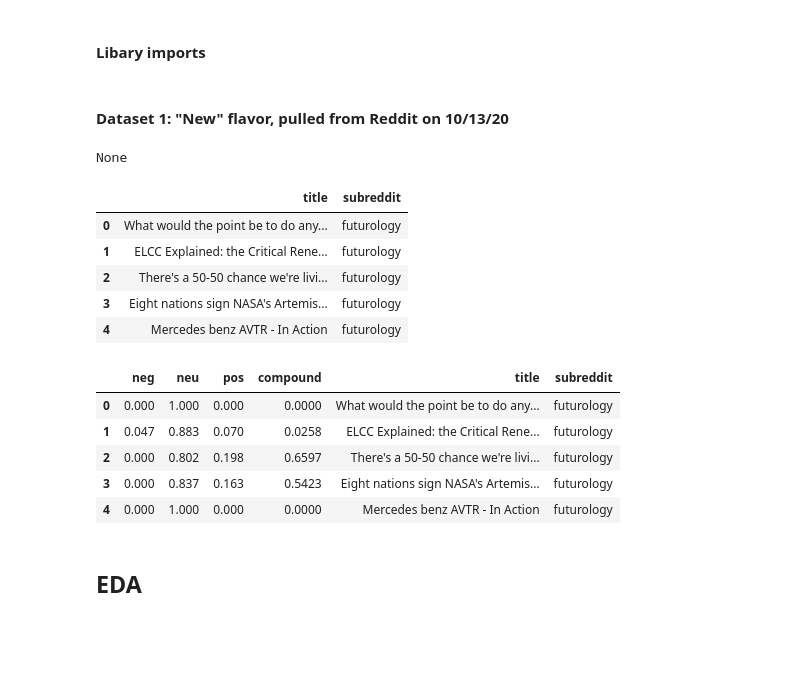
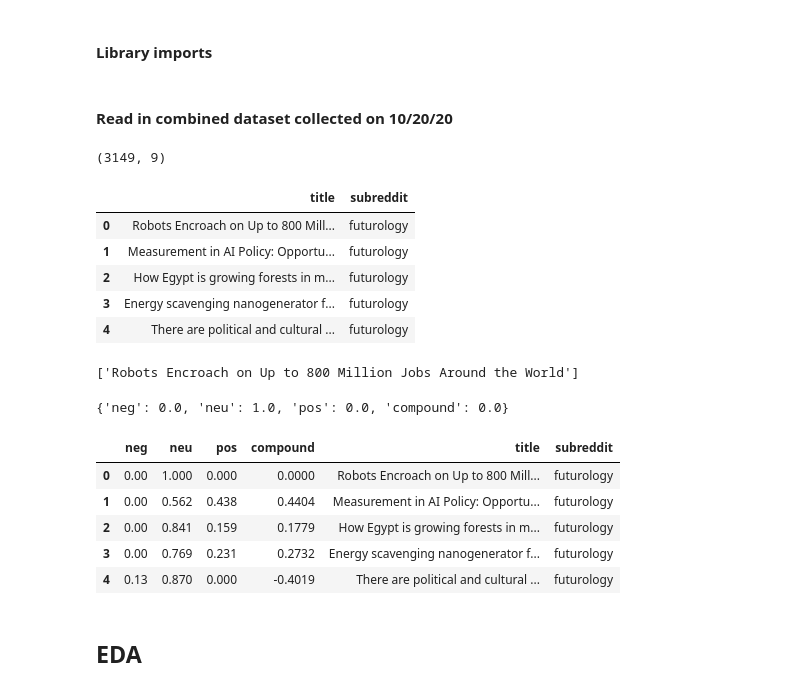
Before and after one commit to abishop17/plausible_utopia_nlp_classification_modeling, a Jupyter notebook: code/Project 3 - #3 of 3 (Sentiment Analysis) - Plausible Utopia -- Classification Modeling on Subreddits.ipynb, the cells around one changed output. Saved outputs shown, nothing was run; the diff lists cells and outputs as text; code cells hidden in the pictures; blank space fills up the shorter version.

```diff
--- a/code/Project 3 - #3 of 3 (Sentiment Analysis) - Plausible Utopia -- Classification Modeling on Subreddits.ipynb
+++ b/code/Project 3 - #3 of 3 (Sentiment Analysis) - Plausible Utopia -- Classification Modeling on Subreddits.ipynb
@@ -1,5 +7,5 @@
 # %% [markdown]
-#### Libary imports
+#### Library imports
 # %%
 import matplotlib.pyplot as plt
 import pandas as pd
@@ -21,24 +27,27 @@ pd.set_option('display.max_colwidth', 1_000) # Set iPython's max column width
 def printmd(string):
     display(Markdown(string))
 # ref: https://discuss.analyticsvidhya.com/t/how-to-make-a-text-bold-within-print-statement-in-ipython-notebook/14552/2
-# %% [markdown]
-#### Dataset 1: "New" flavor, pulled from Reddit on 10/13/20
+# %% [markdown]
+#### Read in combined dataset collected on 10/20/20
 # %%
 # Read in the data
-subred = pd.read_csv('../data/df_with_both_subs.csv')
+subred = pd.read_csv('../data/cleaned_df_for_sentiment_analysis.csv')
+
+# Show the original shape before dropping columns
+display(subred.shape)
 
 # Keep the columns simple
 subred = subred[['title', 'subreddit']]
 
-display(pd.set_option('display.max_colwidth', 50), subred.head())
+subred.head()
 # %% [output]
-None
+(3149, 9)
 |  | title | subreddit |
-| 0 | What would the point be to do any... | futurology |
-| 1 | ELCC Explained: the Critical Rene... | futurology |
-| 2 | There's a 50-50 chance we're livi... | futurology |
-| 3 | Eight nations sign NASA's Artemis... | futurology |
-| 4 | Mercedes benz AVTR - In Action | futurology |
+| 0 | Robots Encroach on Up to 800 Mill... | futurology |
+| 1 | Measurement in AI Policy: Opportu... | futurology |
+| 2 | How Egypt is growing forests in m... | futurology |
+| 3 | Energy scavenging nanogenerator f... | futurology |
+| 4 | There are political and cultural ... | futurology |
 # %%
 # Format the title as a list of strings
 corpus = list(subred['title'])
@@ -48,6 +57,9 @@ sia = SentimentIntensityAnalyzer()
 
 # Preview polarity scores for the first subreddit post
 display(corpus[:1], sia.polarity_scores(corpus[0]))
+# %% [output]
+['Robots Encroach on Up to 800 Million Jobs Around the World']
+{'neg': 0.0, 'neu': 1.0, 'pos': 0.0, 'compound': 0.0}
 # %%
 # Create a dataframe with polarity scores, subreddit title and subreddit
 
@@ -63,11 +75,11 @@ subred_with_sentiment_df['subreddit'] = subred['subreddit']
 subred_with_sentiment_df.head()
 # %% [output]
 |  | neg | neu | pos | compound | title | subreddit |
-| 0 | 0.000 | 1.000 | 0.000 | 0.0000 | What would the point be to do any... | futurology |
-| 1 | 0.047 | 0.883 | 0.070 | 0.0258 | ELCC Explained: the Critical Rene... | futurology |
-| 2 | 0.000 | 0.802 | 0.198 | 0.6597 | There's a 50-50 chance we're livi... | futurology |
-| 3 | 0.000 | 0.837 | 0.163 | 0.5423 | Eight nations sign NASA's Artemis... | futurology |
-| 4 | 0.000 | 1.000 | 0.000 | 0.0000 | Mercedes benz AVTR - In Action | futurology |
+| 0 | 0.00 | 1.000 | 0.000 | 0.0000 | Robots Encroach on Up to 800 Mill... | futurology |
+| 1 | 0.00 | 0.562 | 0.438 | 0.4404 | Measurement in AI Policy: Opportu... | futurology |
+| 2 | 0.00 | 0.841 | 0.159 | 0.1779 | How Egypt is growing forests in m... | futurology |
+| 3 | 0.00 | 0.769 | 0.231 | 0.2732 | Energy scavenging nanogenerator f... | futurology |
+| 4 | 0.13 | 0.870 | 0.000 | -0.4019 | There are political and cultural ... | futurology |
 # %% [markdown]
 ## EDA
 # %% [markdown]
```
Also changed, not shown: parts of 10 cells of this notebook, 6 other files.
